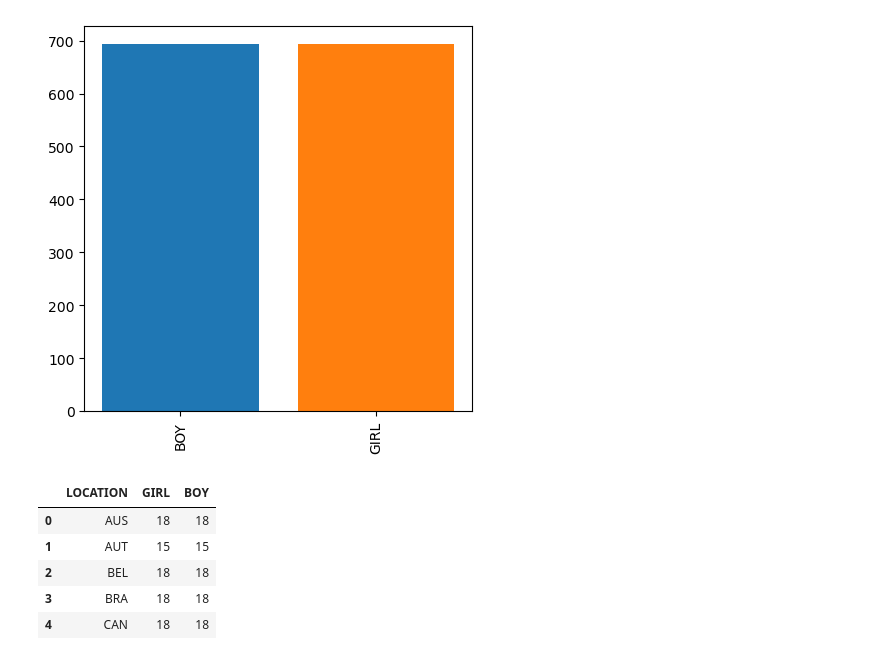
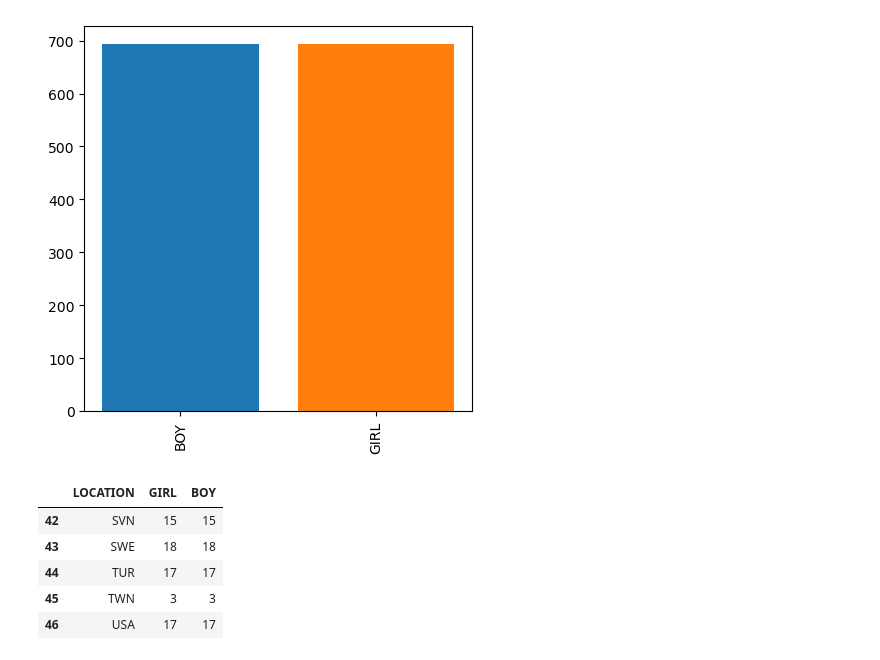
Before and after one commit to VirtueDevs/Pisa_ranks, a Jupyter notebook: Pisa_ranks.ipynb, the cells around one changed output. Saved outputs shown, nothing was run; the diff lists cells and outputs as text; code cells hidden in the pictures.

```diff
--- a/Pisa_ranks.ipynb
+++ b/Pisa_ranks.ipynb
@@ -131,14 +131,15 @@ plt.show()
 # %%
 count_by_subject_country = csv_pisa_keyword[csv_pisa_keyword['SUBJECT'].isin(['BOY', 'GIRL'])]
 results = count_by_subject_country.groupby(['LOCATION', 'SUBJECT']).size().unstack(fill_value=0).reset_index()
 
 results.columns.name = None
 results.columns = ['LOCATION', 'GIRL', 'BOY']
 results.head()
+results.tail()
 # %% [output]
 |  | LOCATION | GIRL | BOY |
-| 0 | AUS | 18 | 18 |
-| 1 | AUT | 15 | 15 |
-| 2 | BEL | 18 | 18 |
-| 3 | BRA | 18 | 18 |
-| 4 | CAN | 18 | 18 |
+| 42 | SVN | 15 | 15 |
+| 43 | SWE | 18 | 18 |
+| 44 | TUR | 17 | 17 |
+| 45 | TWN | 3 | 3 |
+| 46 | USA | 17 | 17 |
```
Also changed, not shown: parts of 4 cells of this notebook.
